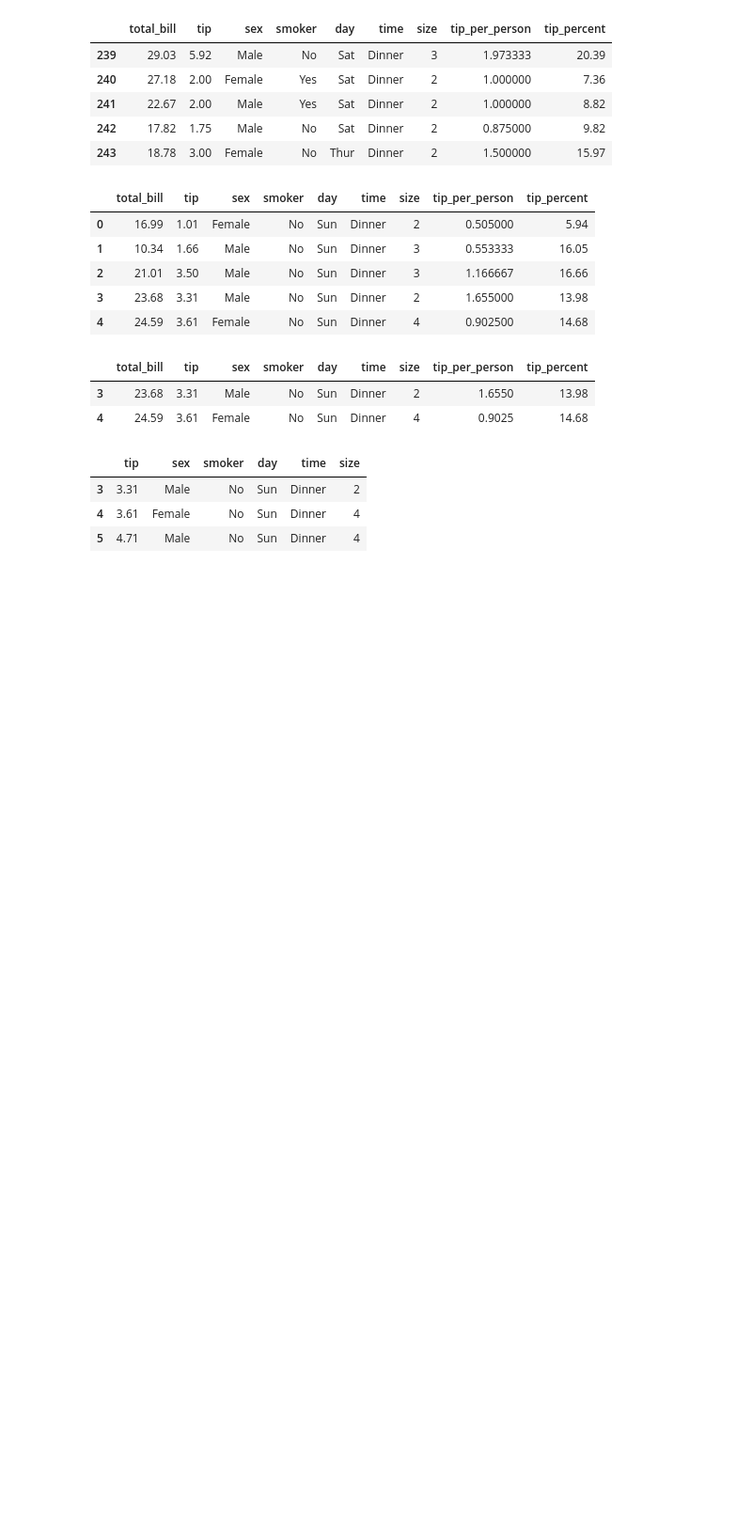
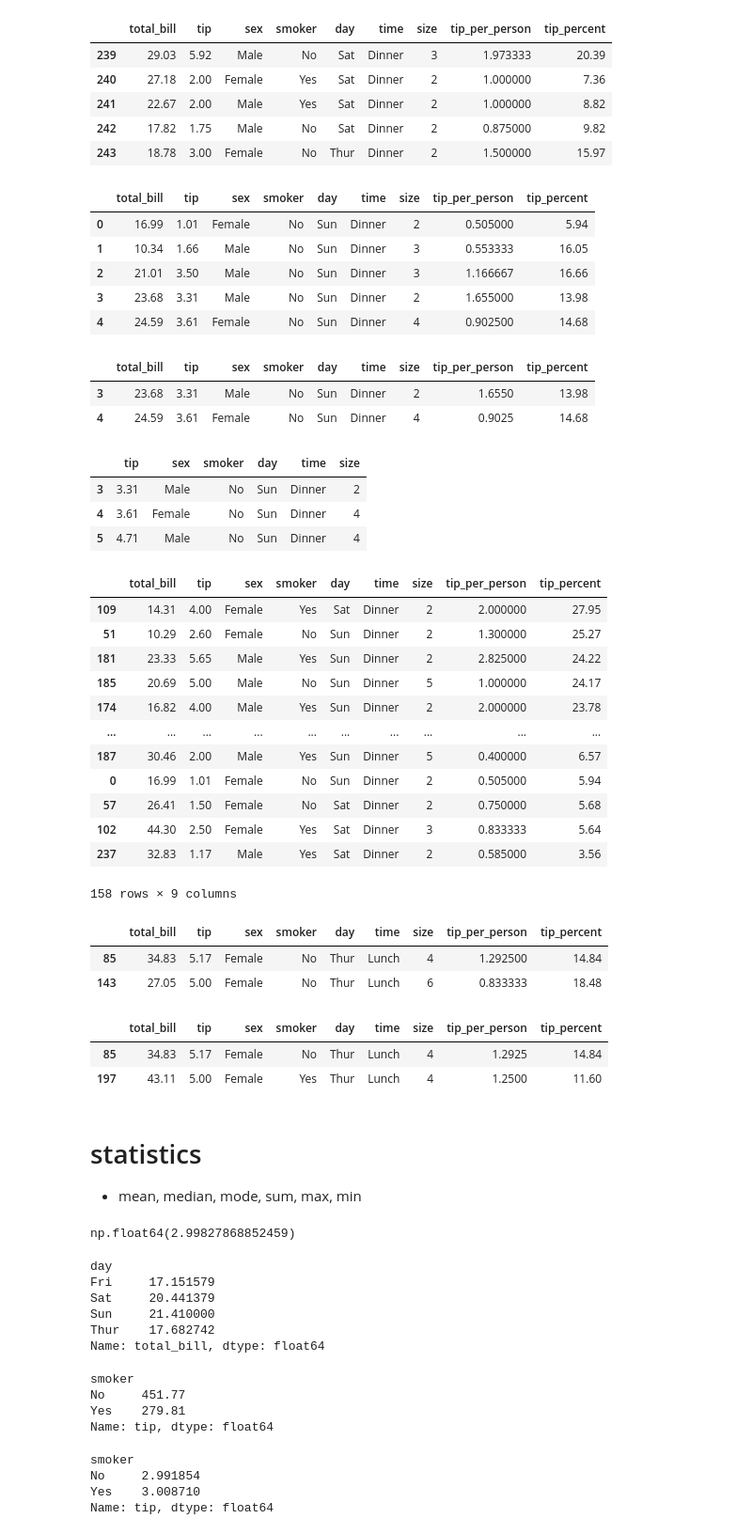
Before and after one commit to Chleo-Smith/python-week1-2-sanlam-2025, a Jupyter notebook: practice/pandas_revision/pandas_revision.ipynb, the cells around one changed output. Shown at 94% size. Drawn from its saved outputs; the diff is of its cells as text; code cells hidden in the pictures; blank space fills up the shorter version.

Commit message:
statistical and groupby

```diff
--- a/practice/pandas_revision/pandas_revision.ipynb
+++ b/practice/pandas_revision/pandas_revision.ipynb
@@ -293,3 +293,63 @@ tip_df.loc[3:5, "tip": "size"]
 | 3 | 3.31 | Male | No | Sun | Dinner | 2 |
 | 4 | 3.61 | Female | No | Sun | Dinner | 4 |
 | 5 | 4.71 | Male | No | Sun | Dinner | 4 |
+# %%
+tip_df.sort_values(by='tip_percent', ascending=False)[tip_df['day'].isin(['Sat', 'Sun'])].iloc[5:]
+# %% [output]
+|  | total_bill | tip | sex | smoker | day | time | size | tip_per_person | tip_percent |
+| 109 | 14.31 | 4.00 | Female | Yes | Sat | Dinner | 2 | 2.000000 | 27.95 |
+| 51 | 10.29 | 2.60 | Female | No | Sun | Dinner | 2 | 1.300000 | 25.27 |
+| 181 | 23.33 | 5.65 | Male | Yes | Sun | Dinner | 2 | 2.825000 | 24.22 |
+| 185 | 20.69 | 5.00 | Male | No | Sun | Dinner | 5 | 1.000000 | 24.17 |
+| 174 | 16.82 | 4.00 | Male | Yes | Sun | Dinner | 2 | 2.000000 | 23.78 |
+| ... | ... | ... | ... | ... | ... | ... | ... | ... | ... |
+| 187 | 30.46 | 2.00 | Male | Yes | Sun | Dinner | 5 | 0.400000 | 6.57 |
+| 0 | 16.99 | 1.01 | Female | No | Sun | Dinner | 2 | 0.505000 | 5.94 |
+| 57 | 26.41 | 1.50 | Female | No | Sat | Dinner | 2 | 0.750000 | 5.68 |
+| 102 | 44.30 | 2.50 | Female | Yes | Sat | Dinner | 3 | 0.833333 | 5.64 |
+| 237 | 32.83 | 1.17 | Male | Yes | Sat | Dinner | 2 | 0.585000 | 3.56 |
+158 rows × 9 columns
+# %%
+tip_df.sort_values(by='tip', ascending=False)[(tip_df['day'] == "Thur")&(tip_df['size'] > 3) & (tip_df["time"] == "Lunch")].iloc[1:3]
+# %% [output]
+|  | total_bill | tip | sex | smoker | day | time | size | tip_per_person | tip_percent |
+| 85 | 34.83 | 5.17 | Female | No | Thur | Lunch | 4 | 1.292500 | 14.84 |
+| 143 | 27.05 | 5.00 | Female | No | Thur | Lunch | 6 | 0.833333 | 18.48 |
+# %%
+tip_df[
+    (tip_df["day"] == "Thur") & (tip_df["time"] == "Lunch") & (tip_df["size"] > 3)
+].sort_values(by="tip", ascending=False).iloc[1:3]
+# %% [output]
+|  | total_bill | tip | sex | smoker | day | time | size | tip_per_person | tip_percent |
+| 85 | 34.83 | 5.17 | Female | No | Thur | Lunch | 4 | 1.2925 | 14.84 |
+| 197 | 43.11 | 5.00 | Female | Yes | Thur | Lunch | 4 | 1.2500 | 11.60 |
+# %% [markdown]
+# statistics
+- mean, median, mode, sum, max, min
+# %%
+tip_df['tip'].mean()
+# %% [output]
+np.float64(2.99827868852459)
+# %%
+tip_df.groupby('day')['total_bill'].mean()
+# %% [output]
+day
+Fri     17.151579
+Sat     20.441379
+Sun     21.410000
+Thur    17.682742
+Name: total_bill, dtype: float64
+# %%
+tip_df.groupby('smoker')['tip'].sum()
+# %% [output]
+smoker
+No     451.77
+Yes    279.81
+Name: tip, dtype: float64
+# %%
+tip_df.groupby("smoker")["tip"].mean()
+# %% [output]
+smoker
+No     2.991854
+Yes    3.008710
+Name: tip, dtype: float64
```
Also changed, not shown: parts of 10 cells of this notebook.
